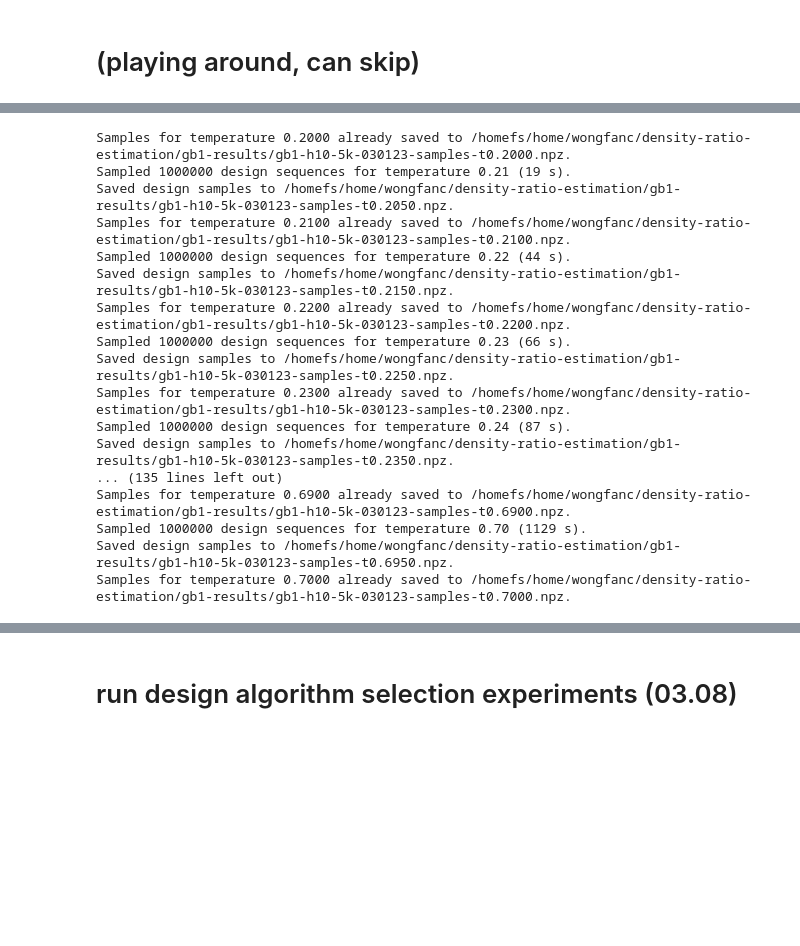
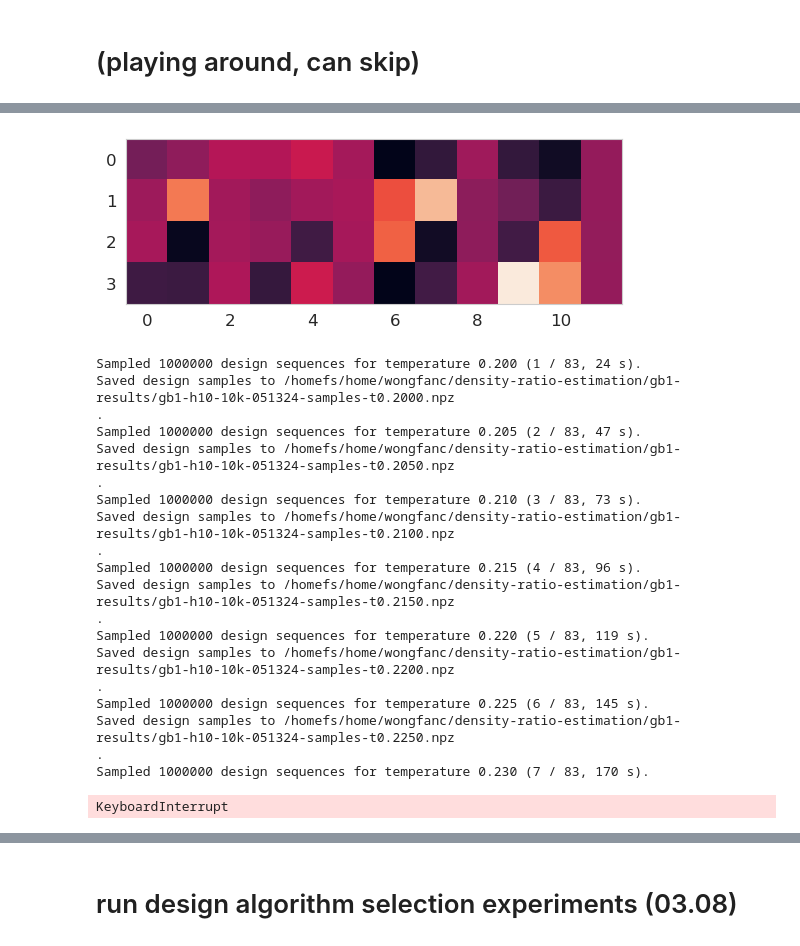
Before and after one commit to clarafy/design-algorithm-selection, a Jupyter notebook: notebooks/gb1-022823.ipynb, the cells around one changed output, grey strips where cells are left out. Cells and saved outputs as stored; diff of their text form; code cells hidden in the pictures; blank space fills up the shorter version.

```diff
--- a/notebooks/gb1-022823.ipynb
+++ b/notebooks/gb1-022823.ipynb
@@ -143,42 +158,60 @@ True mean for temperature...
+# %%
+theta_lxa = temp2theta[0.240]
+plt.imshow(theta_lxa.T)
+plt.grid(None)
+# %% [output]
+[figure, added]
 # %%
 # sample unlabeled sequences from design distribution for some extra candidate temperatures
 reload(gb1)
 
+temperatures_to_sample = np.arange(0.2, 0.6101, 0.005)
+temp2theta = {
+    round(temp, 4): np.load(MODEL_PATH + 'gb1-h10-10k-t{:.4f}-051324.npz'.format(temp))['theta_lxa']
+    for temp in temperatures_to_sample
+}
+
 n_design = 1000000
 save_path = '/homefs/home/wongfanc/density-ratio-estimation/gb1-results'
-design_samples_fname_prefix = 'gb1-h10-5k-030123-samples'
+design_samples_fname_prefix = 'gb1-h10-10k-051324-samples'
 t0 = time()
 
-for temp in np.arange(0.2, 0.701, 0.005):
+for temp_idx, temp in enumerate(temperatures_to_sample):
+    temp = round(temp, 4)
     design_samples_fname = os.path.join(save_path, '{}-t{:.4f}.npz'.format(design_samples_fname_prefix, temp))
 
     if os.path.isfile(design_samples_fname):
         print('Samples for temperature {:.4f} already saved to {}.'.format(temp, design_samples_fname))
     else:
-        theta_lxa = temp2theta[round(temp, 4)]
+        theta_lxa = temp2theta[temp]
 
         _, designohe_nxlxa, _ = gb1.sample_ohe_from_nuc_distribution(
             theta_lxa, n_design, normalize=True, reject_stop_codon=True
         )
-        print('Sampled {} design sequences for temperature {:.2f} ({} s).'.format(n_design, temp, int(time() - t0)))
+        print('Sampled {} design sequences for temperature {:.3f} ({} / {}, {} s).'.format(
+            n_design, temp, temp_idx + 1, temperatures_to_sample.size, int(time() - t0)
+        ))
 
         np.savez(design_samples_fname, designohe_nxlxa=designohe_nxlxa)
-        print('Saved design samples to {}.'.format(design_samples_fname))
+        print('Saved design samples to {}\n.'.format(design_samples_fname))
 # %% [output]
-Samples for temperature 0.2000 already saved to /homefs/home/wongfanc/density-ratio-estimation/gb1-results/gb1-h10-5k-030123-samples-t0.2000.npz.
-Sampled 1000000 design sequences for temperature 0.21 (19 s).
-Saved design samples to /homefs/home/wongfanc/density-ratio-estimation/gb1-results/gb1-h10-5k-030123-samples-t0.2050.npz.
-Samples for temperature 0.2100 already saved to /homefs/home/wongfanc/density-ratio-estimation/gb1-results/gb1-h10-5k-030123-samples-t0.2100.npz.
-Sampled 1000000 design sequences for temperature 0.22 (44 s).
-Saved design samples to /homefs/home/wongfanc/density-ratio-estimation/gb1-results/gb1-h10-5k-030123-samples-t0.2150.npz.
-Samples for temperature 0.2200 already saved to /homefs/home/wongfanc/density-ratio-estimation/gb1-results/gb1-h10-5k-030123-samples-t0.2200.npz.
-Sampled 1000000 design sequences for temperature 0.23 (66 s).
-Saved design samples to /homefs/home/wongfanc/density-ratio-estimation/gb1-results/gb1-h10-5k-030123-samples-t0.2250.npz.
-Samples for temperature 0.2300 already saved to /homefs/home/wongfanc/density-ratio-estimation/gb1-results/gb1-h10-5k-030123-samples-t0.2300.npz.
-Sampled 1000000 design sequences for temperature 0.24 (87 s).
-Saved design samples to /homefs/home/wongfanc/density-ratio-estimation/gb1-results/gb1-h10-5k-030123-samples-t0.2350.npz.
-... (135 lines left out)
-Samples for temperature 0.6900 already saved to /homefs/home/wongfanc/density-ratio-estimation/gb1-results/gb1-h10-5k-030123-samples-t0.6900.npz.
-Sampled 1000000 design sequences for temperature 0.70 (1129 s).
-Saved design samples to /homefs/home/wongfanc/density-ratio-estimation/gb1-results/gb1-h10-5k-030123-samples-t0.6950.npz.
-Samples for temperature 0.7000 already saved to /homefs/home/wongfanc/density-ratio-estimation/gb1-results/gb1-h10-5k-030123-samples-t0.7000.npz.
+Sampled 1000000 design sequences for temperature 0.200 (1 / 83, 24 s).
+Saved design samples to /homefs/home/wongfanc/density-ratio-estimation/gb1-results/gb1-h10-10k-051324-samples-t0.2000.npz
+.
+Sampled 1000000 design sequences for temperature 0.205 (2 / 83, 47 s).
+Saved design samples to /homefs/home/wongfanc/density-ratio-estimation/gb1-results/gb1-h10-10k-051324-samples-t0.2050.npz
+.
+Sampled 1000000 design sequences for temperature 0.210 (3 / 83, 73 s).
+Saved design samples to /homefs/home/wongfanc/density-ratio-estimation/gb1-results/gb1-h10-10k-051324-samples-t0.2100.npz
+.
+Sampled 1000000 design sequences for temperature 0.215 (4 / 83, 96 s).
+Saved design samples to /homefs/home/wongfanc/density-ratio-estimation/gb1-results/gb1-h10-10k-051324-samples-t0.2150.npz
+.
+Sampled 1000000 design sequences for temperature 0.220 (5 / 83, 119 s).
+Saved design samples to /homefs/home/wongfanc/density-ratio-estimation/gb1-results/gb1-h10-10k-051324-samples-t0.2200.npz
+.
+Sampled 1000000 design sequences for temperature 0.225 (6 / 83, 145 s).
+Saved design samples to /homefs/home/wongfanc/density-ratio-estimation/gb1-results/gb1-h10-10k-051324-samples-t0.2250.npz
+.
+Sampled 1000000 design sequences for temperature 0.230 (7 / 83, 170 s).
+KeyboardInterrupt
```
Also changed, not shown: parts of 20 cells of this notebook, 15 other files.
